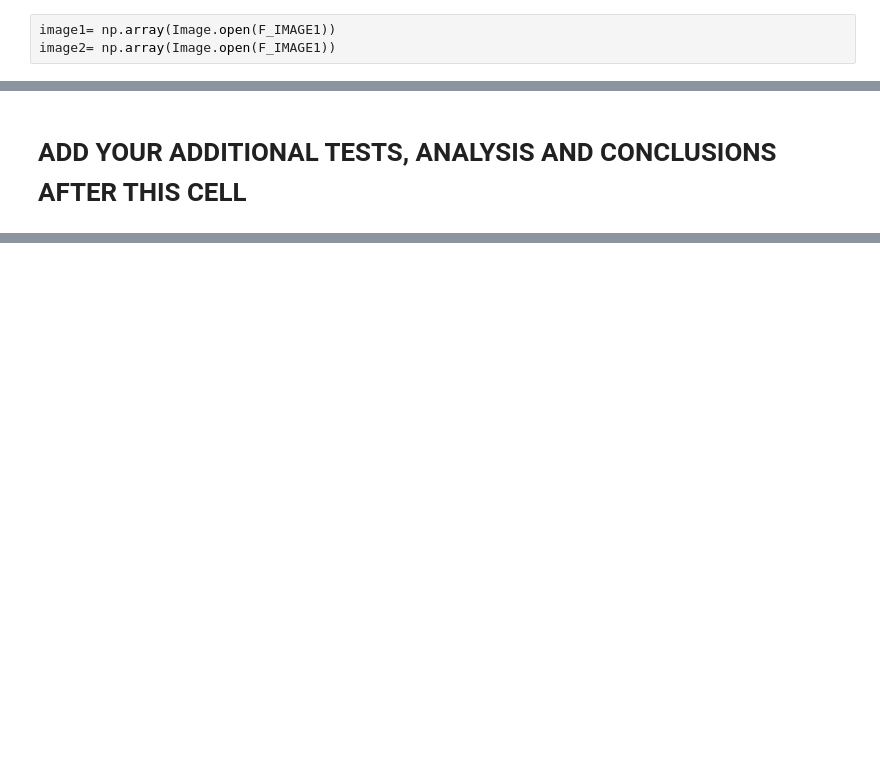
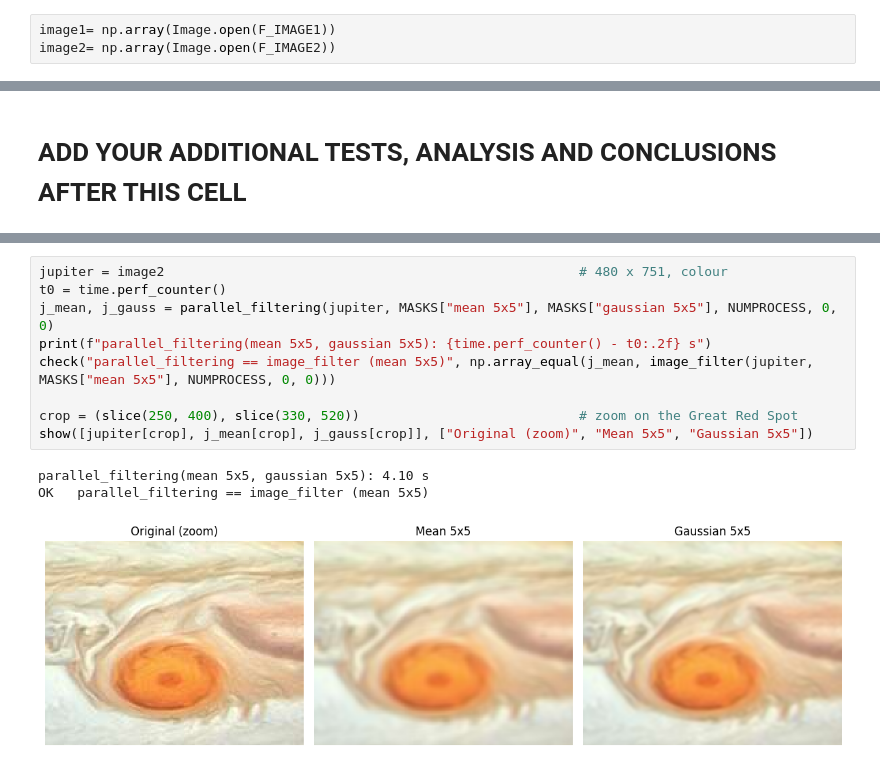
Before and after one commit to kalejandra-dev/2D-spatial-filtering-with-masks-up-to-5-5, a Jupyter notebook: First Practical Work.ipynb, the cells around one changed output, grey strips where cells are left out. Drawn from its saved outputs; the diff is of its cells as text; blank space fills up the shorter version.

```diff
--- a/First Practical Work.ipynb
+++ b/First Practical Work.ipynb
@@ -23,6 +32,6 @@ F_IMAGE2="" #<DEFINE HERE WHICH IMAGE YOU WANTS TO LOAD
 # %%
 image1= np.array(Image.open(F_IMAGE1))
-image2= np.array(Image.open(F_IMAGE1))
+image2= np.array(Image.open(F_IMAGE2))
 # %%
 NUMPROCESS=4
 # %% [markdown]
@@ -100,0 +352,13 @@ plt.imshow(filtered_image2)
+# %%
+jupiter = image2                                                     # 480 x 751, colour
+t0 = time.perf_counter()
+j_mean, j_gauss = parallel_filtering(jupiter, MASKS["mean 5x5"], MASKS["gaussian 5x5"], NUMPROCESS, 0, 0)
+print(f"parallel_filtering(mean 5x5, gaussian 5x5): {time.perf_counter() - t0:.2f} s")
+check("parallel_filtering == image_filter (mean 5x5)", np.array_equal(j_mean, image_filter(jupiter, MASKS["mean 5x5"], NUMPROCESS, 0, 0)))
+
+crop = (slice(250, 400), slice(330, 520))                            # zoom on the Great Red Spot
+show([jupiter[crop], j_mean[crop], j_gauss[crop]], ["Original (zoom)", "Mean 5x5", "Gaussian 5x5"])
+# %% [output]
+parallel_filtering(mean 5x5, gaussian 5x5): 4.10 s
+OK   parallel_filtering == image_filter (mean 5x5)
+[figure, added]
```
Also changed, not shown: parts of 47 cells of this notebook, 1 other file.
